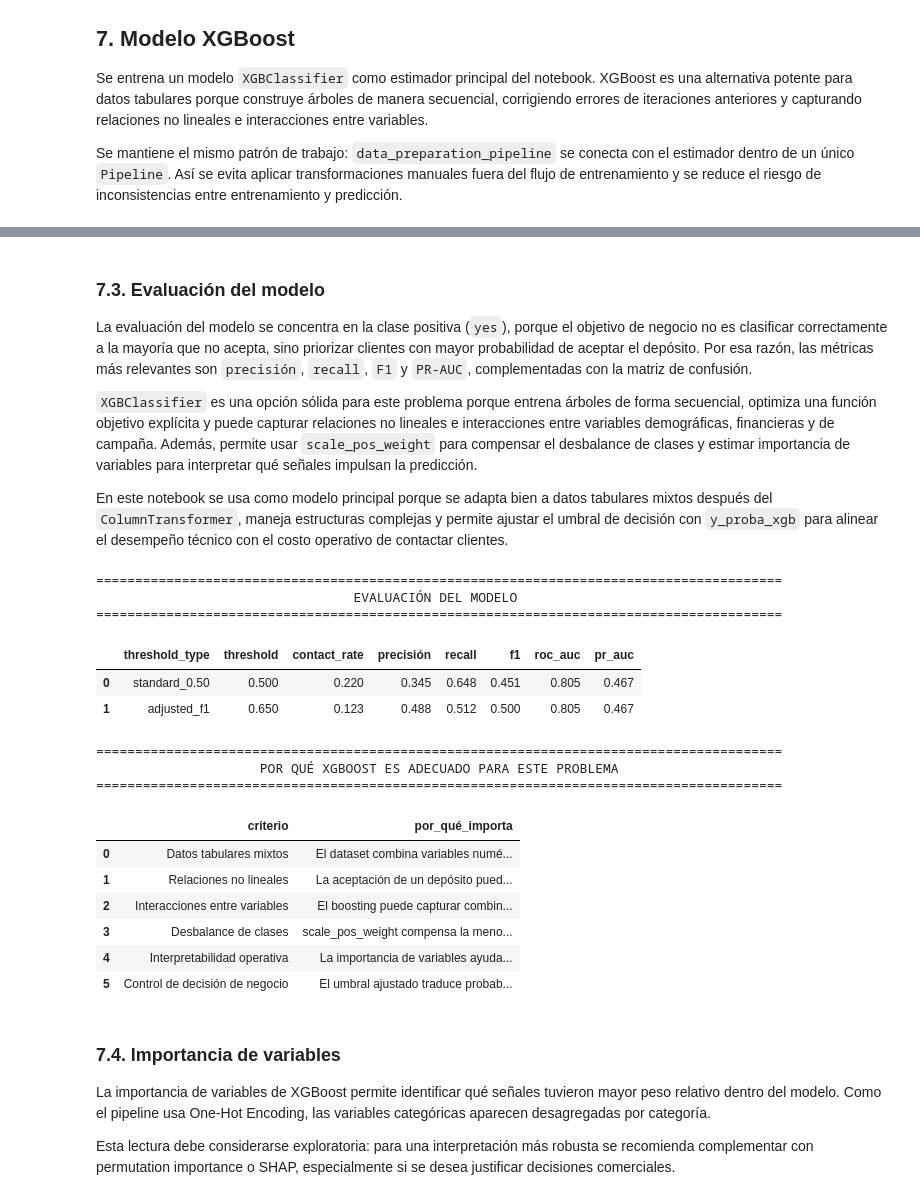
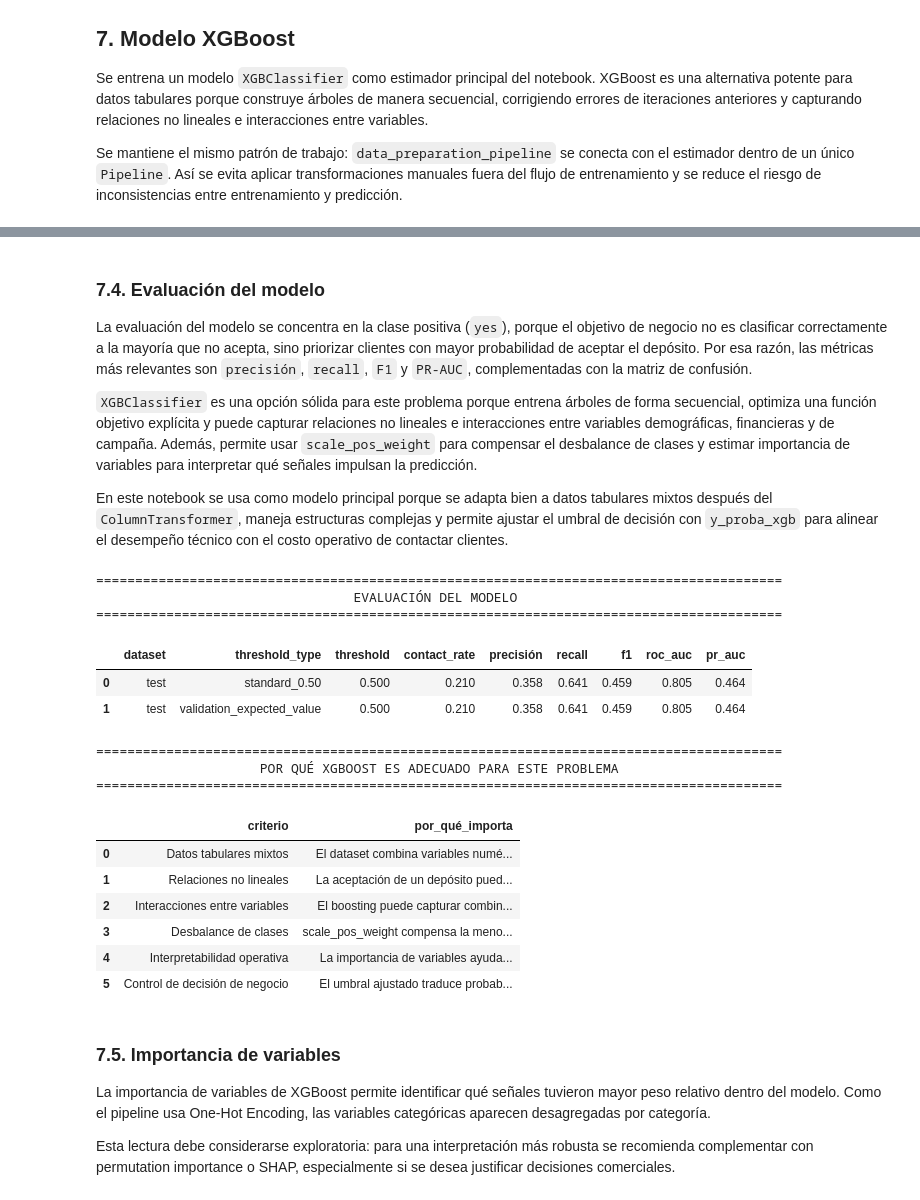
Before and after one commit to mahoyos/machine-learning-project, a Jupyter notebook: notebooks/07_final_XGBoost.ipynb, the cells around one changed output, grey strips where cells are left out. Cells and saved outputs as stored; diff of their text form; code cells hidden in the pictures.

```diff
--- a/notebooks/07_final_XGBoost.ipynb
+++ b/notebooks/07_final_XGBoost.ipynb
@@ -574,6 +574,7 @@ Mantener `X_raw` sin transformar ayuda a evitar fugas de información y deja cla
 TARGET_COL = "y"
 LEAKAGE_COLS = ["duration"]
 TEST_SIZE = 0.20
+VALIDATION_SIZE = 0.20
 
 X_raw = df.drop(columns=[TARGET_COL]).copy()
 y = df[TARGET_COL].map({"no": 0, "yes": 1})
@@ -597,5 +598,5 @@ El conjunto de prueba queda reservado desde este punto. El pipeline se ajustará
 # %%
-X_train_raw, X_test_raw, y_train, y_test = train_test_split(
+X_train_val_raw, X_test_raw, y_train_val, y_test = train_test_split(
     X_raw,
     y,
     test_size=TEST_SIZE,
@@ -603,10 +604,20 @@ X_train_raw, X_test_raw, y_train, y_test = train_test_split(
     stratify=y
 )
 
+relative_validation_size = VALIDATION_SIZE / (1 - TEST_SIZE)
+
+X_train_raw, X_val_raw, y_train, y_val = train_test_split(
+    X_train_val_raw,
+    y_train_val,
+    test_size=relative_validation_size,
+    random_state=SEED,
+    stratify=y_train_val
+)
+
 split_summary = pd.DataFrame({
-    "n_rows": [len(X_train_raw), len(X_test_raw)],
-    "positive_rate": [y_train.mean(), y_test.mean()]
-}, index=["train", "test"])
+    "n_rows": [len(X_train_raw), len(X_val_raw), len(X_test_raw)],
+    "positive_rate": [y_train.mean(), y_val.mean(), y_test.mean()]
+}, index=["train", "validation", "test"])
 
 print("Resumen del split estratificado:")
 display(split_summary)
@@ -1004,5 +1216,5 @@ weighted avg       0.88      0.88      0.88      9043
 # %% [markdown]
-### 7.3. Evaluación del modelo
+### 7.4. Evaluación del modelo
 
 La evaluación del modelo se concentra en la clase positiva (`yes`), porque el objetivo de negocio no es clasificar correctamente a la mayoría que no acepta, sino priorizar clientes con mayor probabilidad de aceptar el depósito. Por esa razón, las métricas más relevantes son `precisión`, `recall`, `F1` y `PR-AUC`, complementadas con la matriz de confusión.
 
@@ -1011,6 +1223,7 @@ La evaluación del modelo se concentra en la clase positiva (`yes`), porque el o
 En este notebook se usa como modelo principal porque se adapta bien a datos tabulares mixtos después del `ColumnTransformer`, maneja estructuras complejas y permite ajustar el umbral de decisión con `y_proba_xgb` para alinear el desempeño técnico con el costo operativo de contactar clientes.
 # %%
 standard_threshold_metrics = pd.DataFrame({
+    "dataset": ["test"],
     "threshold_type": ["standard_0.50"],
     "threshold": [0.50],
     "contact_rate": [pd.Series(y_pred_xgb).mean()],
@@ -1022,7 +1235,8 @@ standard_threshold_metrics = pd.DataFrame({
 })
 
 adjusted_threshold_metrics = pd.DataFrame({
-    "threshold_type": ["adjusted_f1"],
+    "dataset": ["test"],
+    "threshold_type": ["validation_expected_value"],
     "threshold": [BEST_THRESHOLD],
     "contact_rate": [pd.Series(y_pred_xgb_adjusted).mean()],
     "precisión": [precision_score(y_test, y_pred_xgb_adjusted, zero_division=0)],
@@ -1038,36 +1252,36 @@ model_evaluation_summary = pd.concat(
 )
 
 model_fit_rationale = pd.DataFrame({
     "criterio": [
         "Datos tabulares mixtos",
         "Relaciones no lineales",
         "Interacciones entre variables",
         "Desbalance de clases",
         "Interpretabilidad operativa",
         "Control de decisión de negocio"
     ],
     "por_qué_importa": [
         "El dataset combina variables numéricas y categóricas procesadas por el pipeline.",
         "La aceptación de un depósito puede depender de patrones que no son lineales.",
         "El boosting puede capturar combinaciones entre perfil financiero, historial y campaña.",
         "scale_pos_weight compensa la menor frecuencia de clientes que aceptan el depósito.",
         "La importancia de variables ayuda a explicar las señales más influyentes.",
         "El umbral ajustado traduce probabilidades en una política de contacto más útil."
     ]
 })
 
 print_section("EVALUACIÓN DEL MODELO")
 display(model_evaluation_summary)
 
 print_section("POR QUÉ XGBOOST ES ADECUADO PARA ESTE PROBLEMA")
 display(model_fit_rationale)
 # %% [output]
 ========================================================================================
                                  EVALUACIÓN DEL MODELO
 ========================================================================================
-|  | threshold_type | threshold | contact_rate | precisión | recall | f1 | roc_auc | pr_auc |
-| 0 | standard_0.50 | 0.500 | 0.220 | 0.345 | 0.648 | 0.451 | 0.805 | 0.467 |
-| 1 | adjusted_f1 | 0.650 | 0.123 | 0.488 | 0.512 | 0.500 | 0.805 | 0.467 |
+|  | dataset | threshold_type | threshold | contact_rate | precisión | recall | f1 | roc_auc | pr_auc |
+| 0 | test | standard_0.50 | 0.500 | 0.210 | 0.358 | 0.641 | 0.459 | 0.805 | 0.464 |
+| 1 | test | validation_expected_value | 0.500 | 0.210 | 0.358 | 0.641 | 0.459 | 0.805 | 0.464 |
 ========================================================================================
                      POR QUÉ XGBOOST ES ADECUADO PARA ESTE PROBLEMA
 ========================================================================================
@@ -1079,7 +1293,7 @@ display(model_fit_rationale)
 | 4 | Interpretabilidad operativa | La importancia de variables ayuda... |
 | 5 | Control de decisión de negocio | El umbral ajustado traduce probab... |
 # %% [markdown]
-### 7.4. Importancia de variables
+### 7.5. Importancia de variables
 
 La importancia de variables de XGBoost permite identificar qué señales tuvieron mayor peso relativo dentro del modelo. Como el pipeline usa One-Hot Encoding, las variables categóricas aparecen desagregadas por categoría.
 
```
Also changed, not shown: parts of 18 cells of this notebook.
